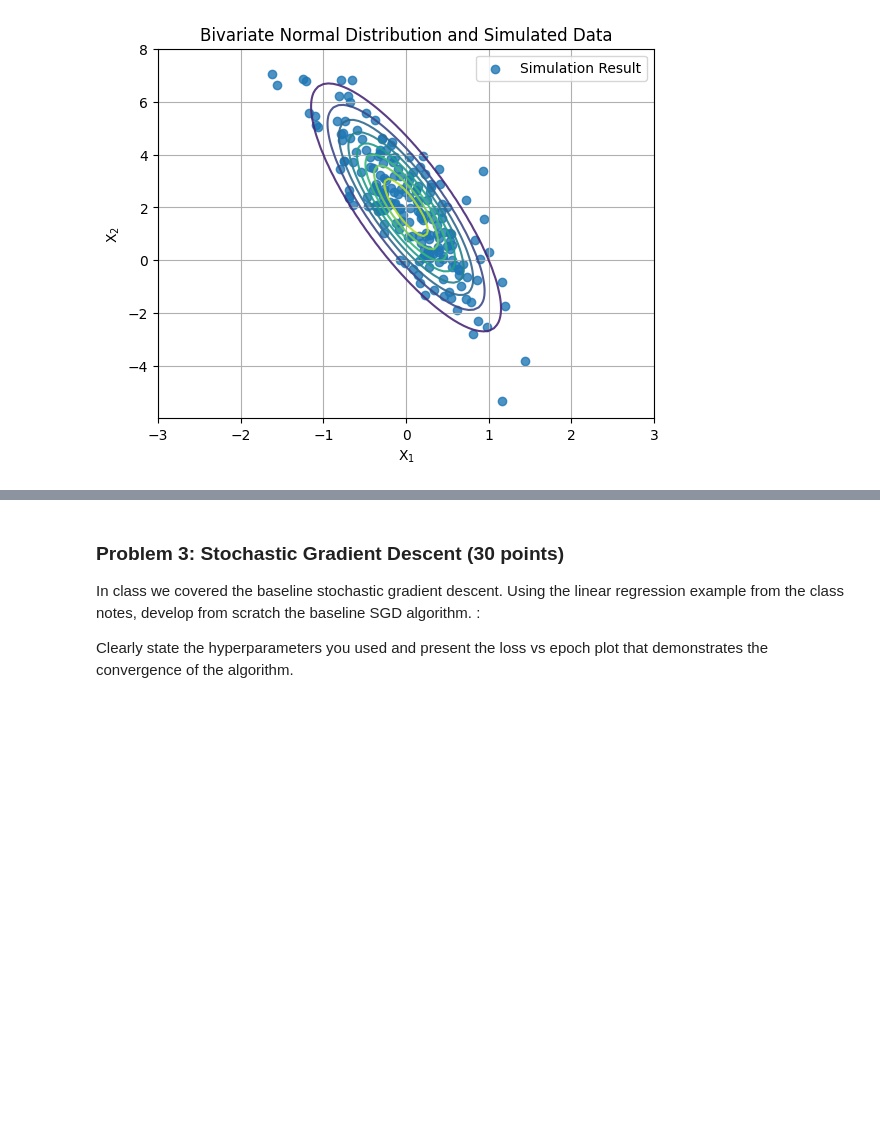
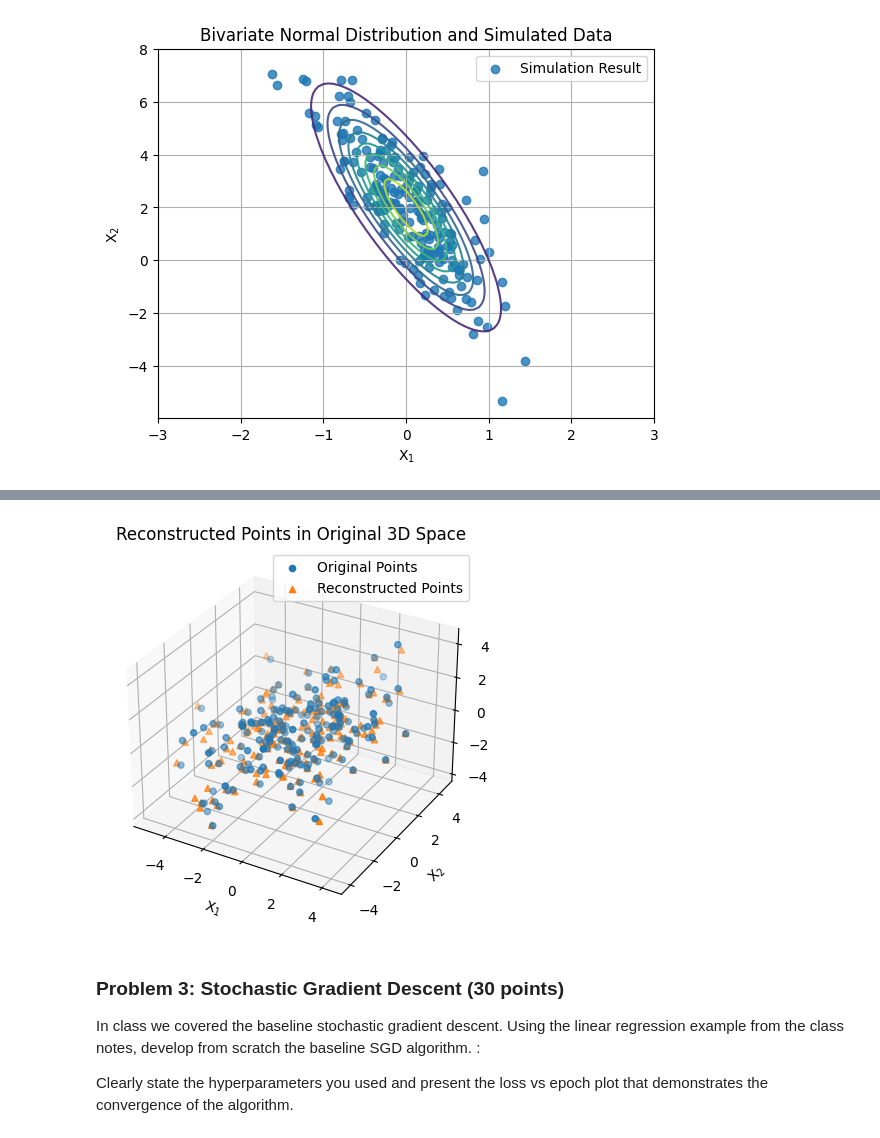
Before and after one commit to dhauss/csgy6613-assignments, a Jupyter notebook: assignment-1/assignment_1.ipynb, the cells around one changed output, grey strips where cells are left out. Saved outputs shown, nothing was run; the diff lists cells and outputs as text; code cells hidden in the pictures; blank space fills up the shorter version.

```diff
--- a/assignment-1/assignment_1.ipynb
+++ b/assignment-1/assignment_1.ipynb
@@ -105,0 +140,6 @@ Plot the projected vectors and show whether or not the projection agrees with th
+# %%
+# Select the first two principal components
+principal_components = U[:, :2]
+
+print("Principal Components:")
+print(principal_components)
@@ -105,0 +153,6 @@ Plot the projected vectors and show whether or not the projection agrees with th
+# %%
+# Project the simulated vectors onto the subspace spanned by the first two principal components
+projected_data = random_gauss_vectors @ principal_components
+
+print("Projected Data:")
+print(projected_data[:5, :])  # Display the projected data for the first 5 rows for readability
@@ -106,3 +173,20 @@ Plot the projected vectors and show whether or not the projection agrees with th
+# %%
+# reconstruct the data using the projected data and the transpose of the principal components
+reconstructed_data = np.dot(projected_data, principal_components.T)
+
+# Plot the reconstructed points in the original 3D space
+fig = plt.figure()
+ax = fig.add_subplot(111, projection='3d')
+ax.scatter(random_gauss_vectors[:, 0], random_gauss_vectors[:, 1], random_gauss_vectors[:, 2], label='Original Points')
+ax.scatter(reconstructed_data[:, 0], reconstructed_data[:, 1], reconstructed_data[:, 2], label='Reconstructed Points', marker='^')
+ax.set_title('Reconstructed Points in Original 3D Space')
+ax.set_xlabel('$\mathregular{X_1}$')
+ax.set_ylabel('$\mathregular{X_2}$')
+ax.set_zlabel('$\mathregular{X_3}$')
+ax.legend()
+plt.show()
+# %% [output]
+[figure, added]
 # %% [markdown]
 ### Problem 3: Stochastic Gradient Descent (30 points)
 
```
Also changed, not shown: parts of 9 cells of this notebook.
